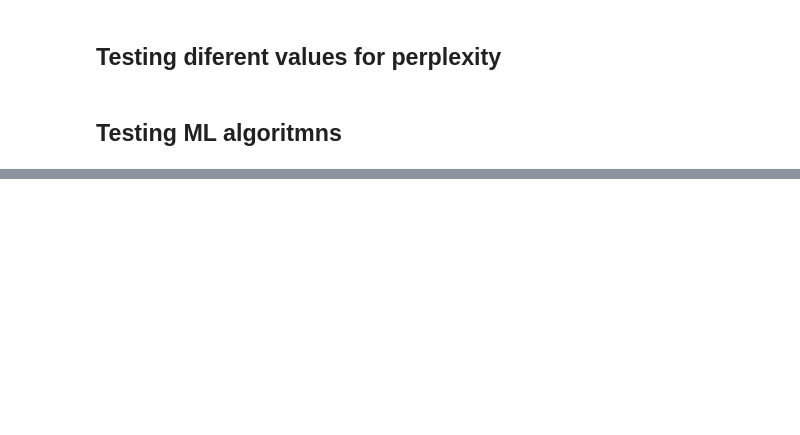
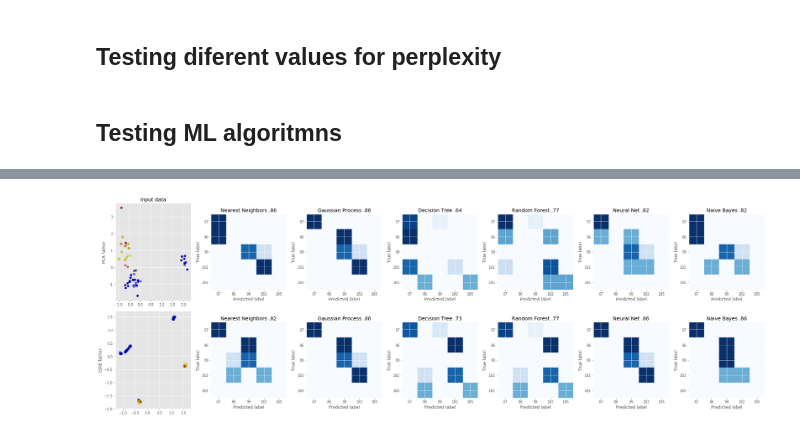
Before and after one commit to sanchestm/tSNE-vs-PCA-heritage-data, a Jupyter notebook: heritance viewer.ipynb, the cells around one changed output, grey strips where cells are left out. Cells and saved outputs as stored; diff of their text form; code cells hidden in the pictures; blank space fills up the shorter version.

```diff
--- a/heritance viewer.ipynb
+++ b/heritance viewer.ipynb
@@ -233,0 +229,67 @@ plt.show()
+# %%
+from sklearn.metrics import confusion_matrix
+import itertools
+
+figure = plt.figure(figsize=(27, 9))
+
+
+datasets = [(XPCA, YF), (XtSNE, YF)]#, (XPCA, YM), (XtSNE, YM)]
+i = 1
+# iterate over datasets
+for ds_cnt, ds in enumerate(datasets):
+    # preprocess dataset, split into training and test part
+    X, y = ds
+    X = StandardScaler().fit_transform(X)
+    X_train, X_test, y_train, y_test = \
+        train_test_split(X, y, test_size=.4, random_state=42)
+
+
+    # just plot the dataset first
+    cm = plt.cm.RdBu
+    cm_bright = ListedColormap(['blue', 'red', 'green', 'yellow', 'orange'])
+    ax = plt.subplot(len(datasets), len(classifiers) + 1, i)
+    if ds_cnt == 0:
+        ax.set_title("Input data")
+    # Plot the training points
+    ax.scatter(X_train[:, 0], X_train[:, 1], c=y_train, cmap=cm_bright,
+               edgecolors='k')
+    # and testing points
+    ax.scatter(X_test[:, 0], X_test[:, 1], c=y_test, cmap=cm_bright, alpha=0.6,
+               edgecolors='k')
+    ax.set_ylabel(['PCA father', "tSNE father", 'PCA mother', 'PCA mother'][ds_cnt])
+    i += 1
+
+    # iterate over classifiers
+    for name, clf in zip(names, classifiers):
+        ax = plt.subplot(len(datasets), len(classifiers) + 1, i)
+        clf.fit(X_train, y_train)
+        y_predict = clf.predict(X_test)
+        score = clf.score(X_test, y_test)
+        conf_matrix = confusion_matrix(y_test, y_predict)
+        conf_matrix = np.nan_to_num(conf_matrix.astype('float') / conf_matrix.sum(axis=1)[:, np.newaxis])
+        if conf_matrix.shape != (5,5):
+            conf_matrix = np.vstack((conf_matrix, np.zeros(4)))
+            conf_matrix = np.hstack((conf_matrix, np.array([[0] for i in range(5)])))
+        ax.imshow(conf_matrix, interpolation='nearest', cmap=plt.cm.Blues, origin = 'upper')
+        #if ds_cnt == 0:
+        ax.set_title(name+ ' '+ ('%.2f' % score).lstrip('0'))
+        ax.set_xlabel('Predicted label')
+        ax.set_ylabel('True label')
+        tick_marks = np.arange(5)
+        #ax.set_ylim([-.5, 4.5])
+        #ax.set_xlim([-.5, 4.5])
+        #print(lef.inverse_transform(tick_marks))
+        ax.set_xticks(np.arange(5))
+        ax.set_xticklabels(['%d' % i for i in lef.inverse_transform(tick_marks)])
+        ax.set_yticks(np.arange(5))
+        ax.set_yticklabels(['%d' % i for i in lef.inverse_transform(tick_marks)])
+        #for i, j in itertools.product(range(conf_matrix.shape[0]), range(conf_matrix.shape[1])):
+        #   ax.text(j, i, format(conf_matrix[i, j],  '.2f'),
+        #             horizontalalignment="center",color="white" if conf_matrix[i, j] >  conf_matrix.max() / 2. else "black")
+        i += 1
+
+plt.tight_layout()
+plt.savefig("TESTING ML OUTPUT confusion matrix with labels.png", DPI = 400)
+plt.show()
+# %% [output]
+[figure, added]
```
Also changed, not shown: parts of 4 cells of this notebook, 28 other files.
